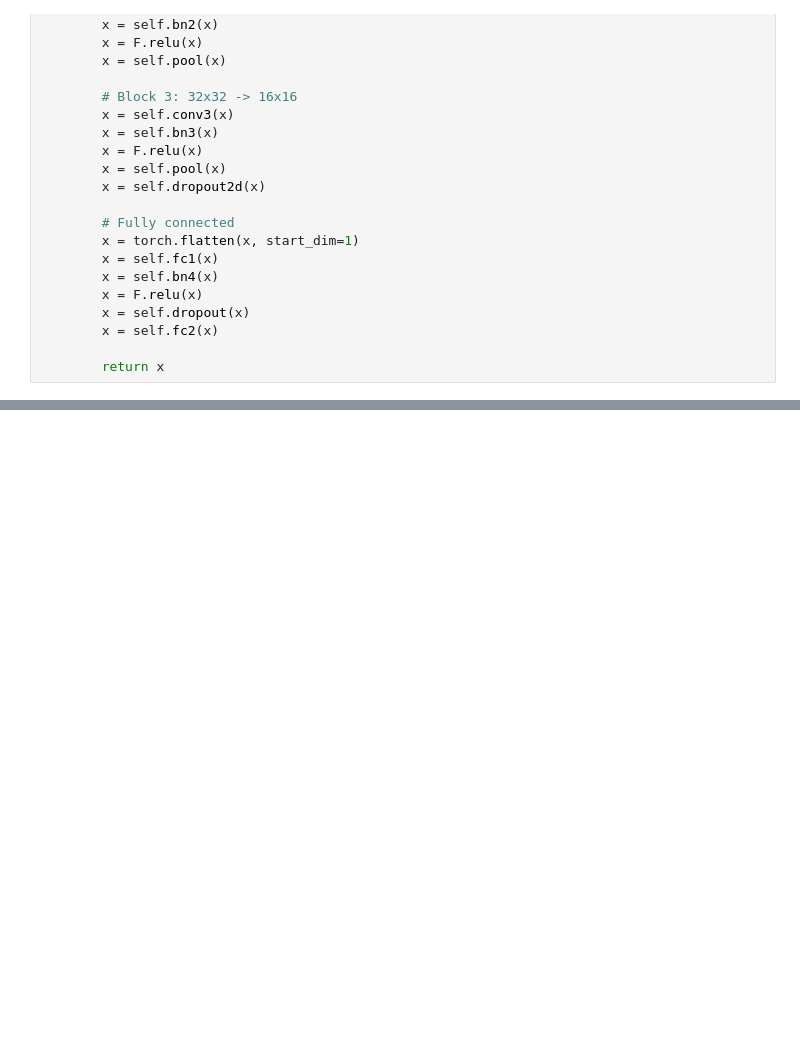
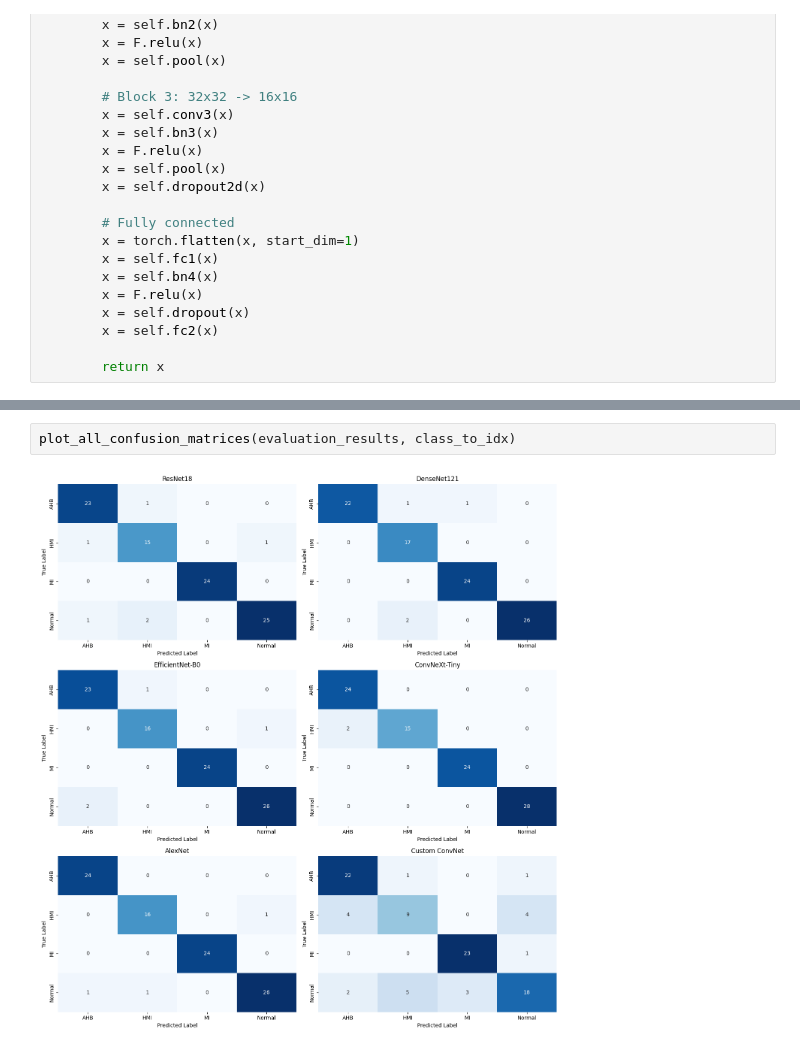
Before and after one commit to JopaXd/ecg-classification, a Jupyter notebook: training.ipynb, the cells around one changed output, grey strips where cells are left out. Cells and saved outputs as stored; diff of their text form; blank space fills up the shorter version.

```diff
--- a/training.ipynb
+++ b/training.ipynb
@@ -1182,0 +692,4 @@ plt.show()
+# %%
+plot_all_confusion_matrices(evaluation_results, class_to_idx)
+# %% [output]
+[figure, added]
```
Also changed, not shown: parts of 70 cells of this notebook, 2 other files.
